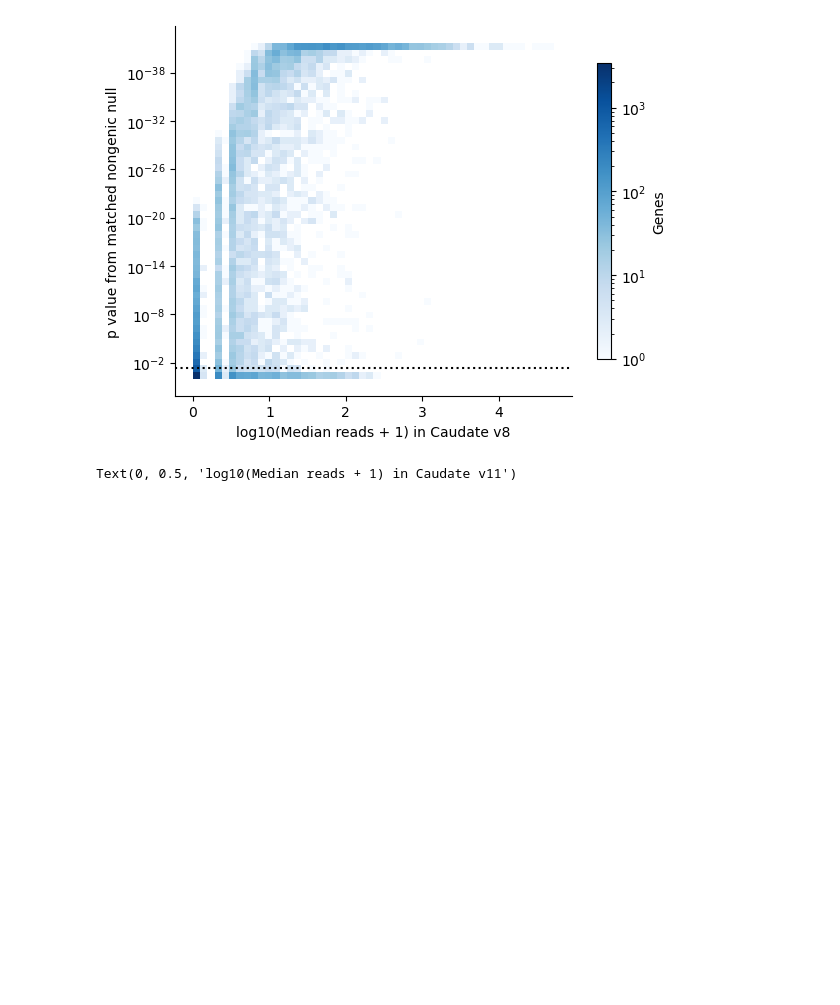
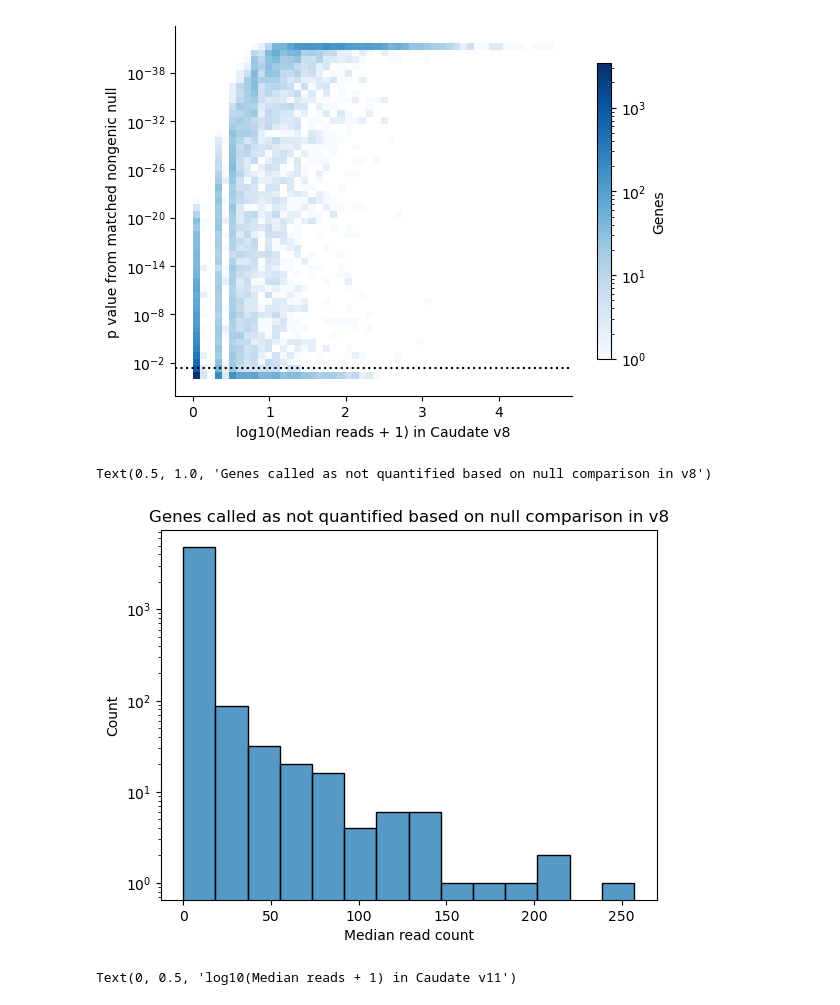
Before and after one commit to danielnachun/gtex-gencode47, a Jupyter notebook: notebooks/analyze_lncrna_quantification.ipynb, the cells around one changed output. Saved outputs shown, nothing was run; the diff lists cells and outputs as text; code cells hidden in the pictures; blank space fills up the shorter version.

```diff
--- a/notebooks/analyze_lncrna_quantification.ipynb
+++ b/notebooks/analyze_lncrna_quantification.ipynb
@@ -877,6 +923,14 @@ ax.set_ylabel('p value from matched nongenic null')
 # %% [output]
 Text(0, 0.5, 'p value from matched nongenic null')
 [figure]
+# %%
+ax = sns.histplot(v8_null_caudate[v8_null_caudate['matched_null_p'] > 0.05], x='median_counts')
+ax.set_yscale('log')
+ax.set_xlabel('Median read count')
+ax.set_title('Genes called as not quantified based on null comparison in v8')
+# %% [output]
+Text(0.5, 1.0, 'Genes called as not quantified based on null comparison in v8')
+[figure, added]
 # %%
 merged_lncRNA_null = pd.merge(v11_median_tpm, v8_null_caudate, on='gene_id_stable', how='outer', suffixes=['_v11', '_v8'])
 merged_lncRNA_null = merged_lncRNA_null[merged_lncRNA_null['gene_type_grouped'] == 'lncRNA']
```
Also changed, not shown: parts of 6 cells of this notebook, 1 other file.
